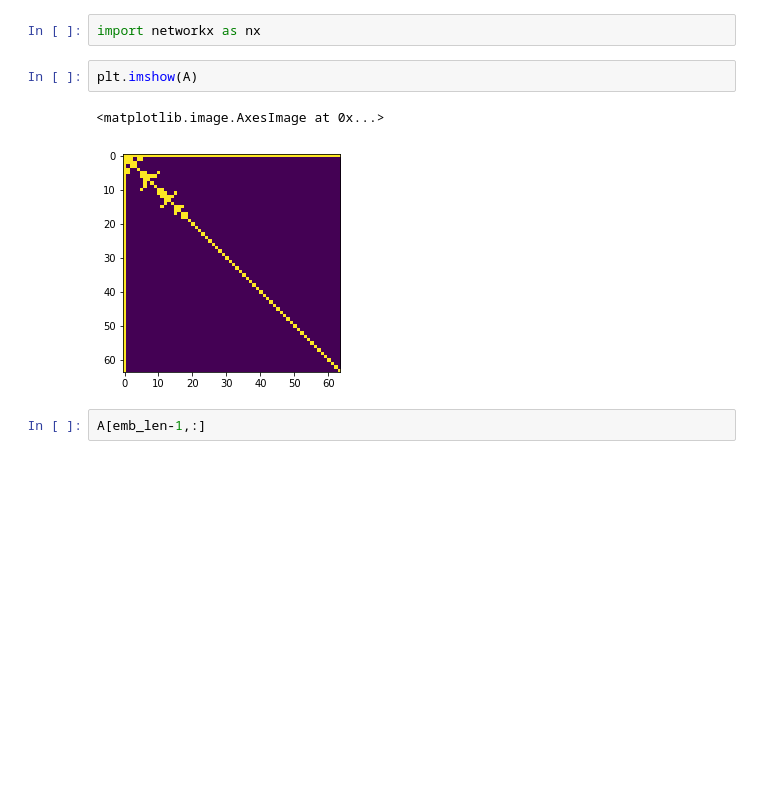
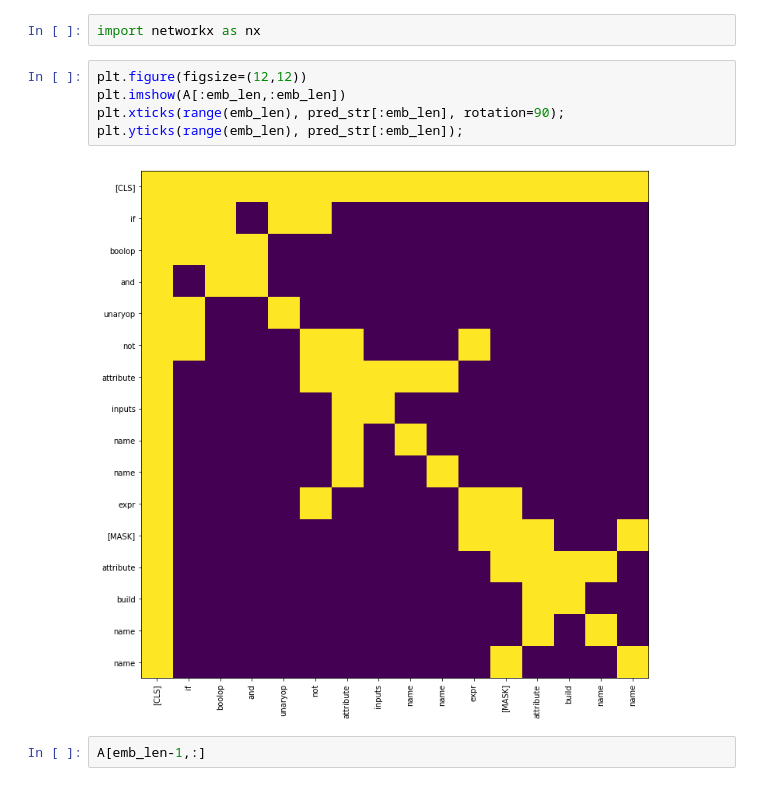
Before and after one commit to dtsbourg/BiFocalE, a Jupyter notebook: notebook/Inspect Attention.ipynb, the cells around one changed output. Drawn from its saved outputs; the diff is of its cells as text; blank space fills up the shorter version.

```diff
--- a/notebook/Inspect Attention.ipynb
+++ b/notebook/Inspect Attention.ipynb
@@ -114,11 +116,13 @@ A.shape
 #A = np.asarray(adj_df)
 # %%
 import networkx as nx
-# %%
-plt.imshow(A)
-# %% [output]
-<matplotlib.image.AxesImage at 0x...>
-[figure, removed]
+# %%
+plt.figure(figsize=(12,12))
+plt.imshow(A[:emb_len,:emb_len])
+plt.xticks(range(emb_len), pred_str[:emb_len], rotation=90);
+plt.yticks(range(emb_len), pred_str[:emb_len]);
+# %% [output]
+[figure, added]
 # %%
 A[emb_len-1,:]
 # %% [output]
```
Also changed, not shown: parts of 21 cells of this notebook.
